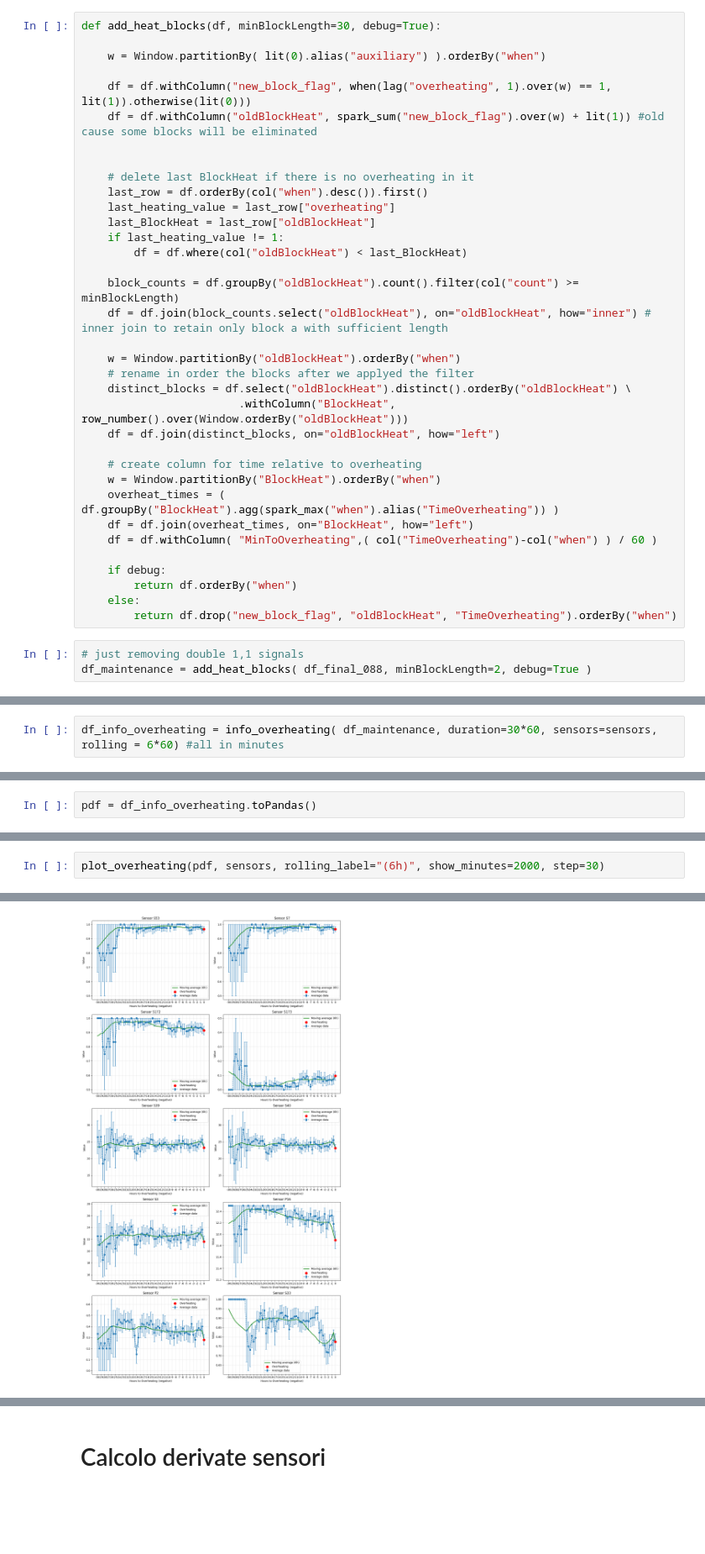
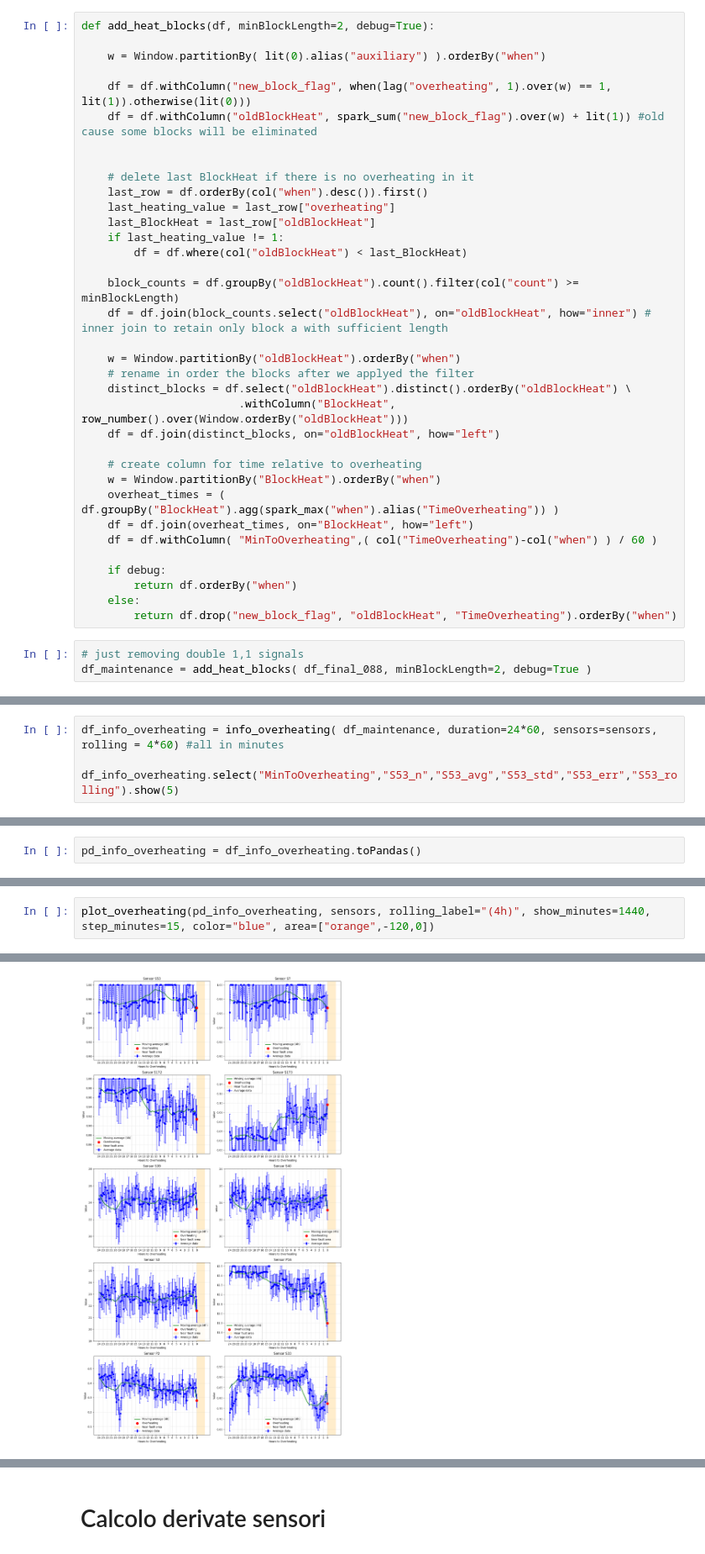
Before and after one commit to RaffaeleSabatini/MAPD2025_proj3, a Jupyter notebook: Group04.ipynb, the cells around one changed output, grey strips where cells are left out. Shown at 84% size. Drawn from its saved outputs; the diff is of its cells as text; blank space fills up the shorter version.

```diff
--- a/Group04.ipynb
+++ b/Group04.ipynb
@@ -1177,5 +1181,5 @@ Data are divided into two classes:
 # %%
-def add_heat_blocks(df, minBlockLength=30, debug=True):
+def add_heat_blocks(df, minBlockLength=2, debug=True):
 
     w = Window.partitionBy( lit(0).alias("auxiliary") ).orderBy("when")
 
@@ -1253,4 +1301,6 @@ def info_overheating(df, duration, sensors, rolling):
 
     return df_summary.orderBy("MinToOverheating")
 # %%
-df_info_overheating = info_overheating( df_maintenance, duration=30*60, sensors=sensors, rolling = 6*60) #all in minutes
+df_info_overheating = info_overheating( df_maintenance, duration=24*60, sensors=sensors, rolling = 4*60) #all in minutes
+
+df_info_overheating.select("MinToOverheating","S53_n","S53_avg","S53_std","S53_err","S53_rolling").show(5)
@@ -1266,3 +1318,3 @@ df_info_overheating = info_overheating( df_maintenance, duration=30*60, sensors=
 # %%
-pdf = df_info_overheating.toPandas()
+pd_info_overheating = df_info_overheating.toPandas()
 # %%
@@ -1336,5 +1383,5 @@ def plot_overheating(pdf, sensors, rolling_label="(6h)", show_minutes=60, step=1
     plt.tight_layout()
     plt.show()
 # %%
-plot_overheating(pdf, sensors, rolling_label="(6h)", show_minutes=2000, step=30)
+plot_overheating(pd_info_overheating, sensors, rolling_label="(4h)", show_minutes=1440, step_minutes=15, color="blue", area=["orange",-120,0])
 # %% [output]
@@ -1342,2 +1389,2 @@ Shows last 2000 minutes with step=30
-[figure, old version]
+[figure, new version]
 # %%
```
Also changed, not shown: parts of 17 cells of this notebook.
